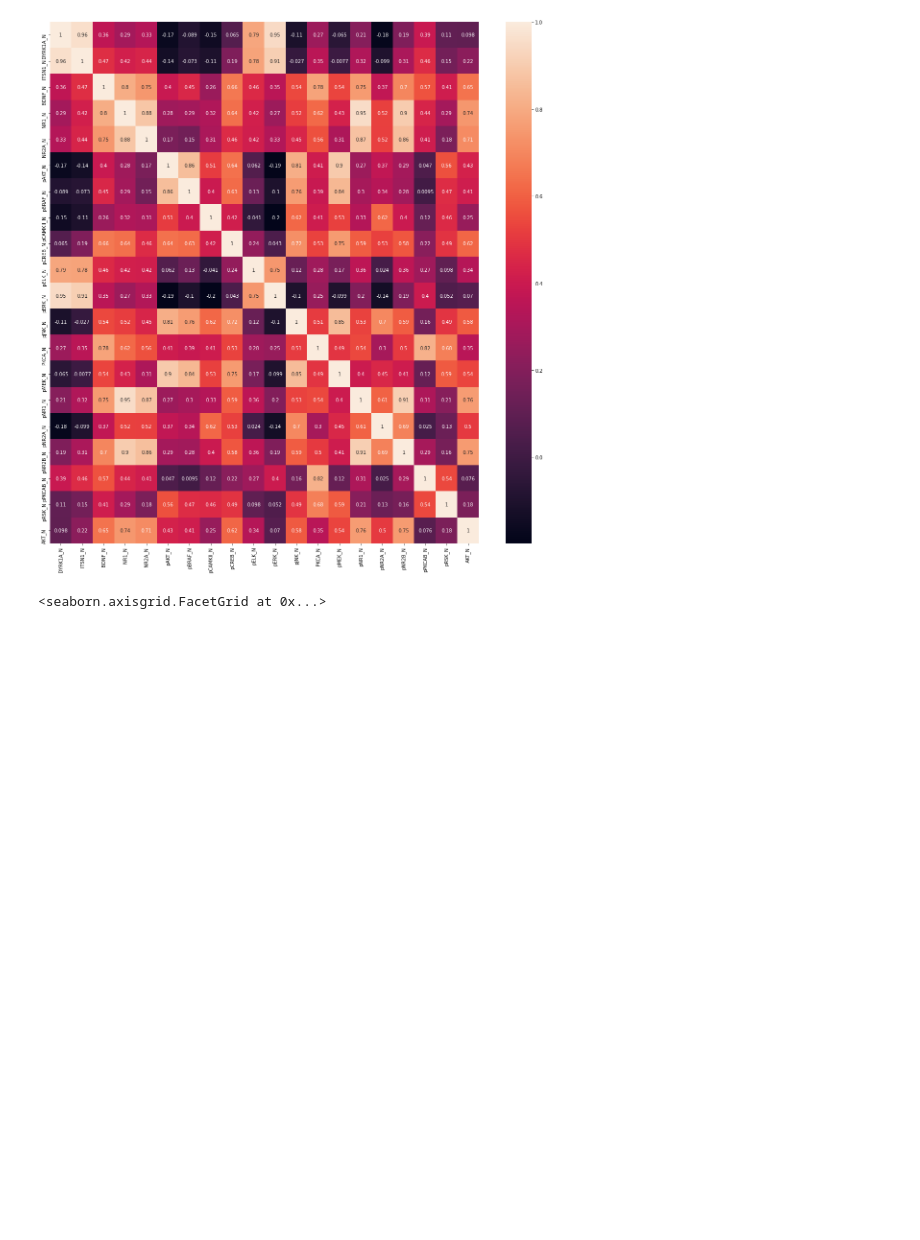
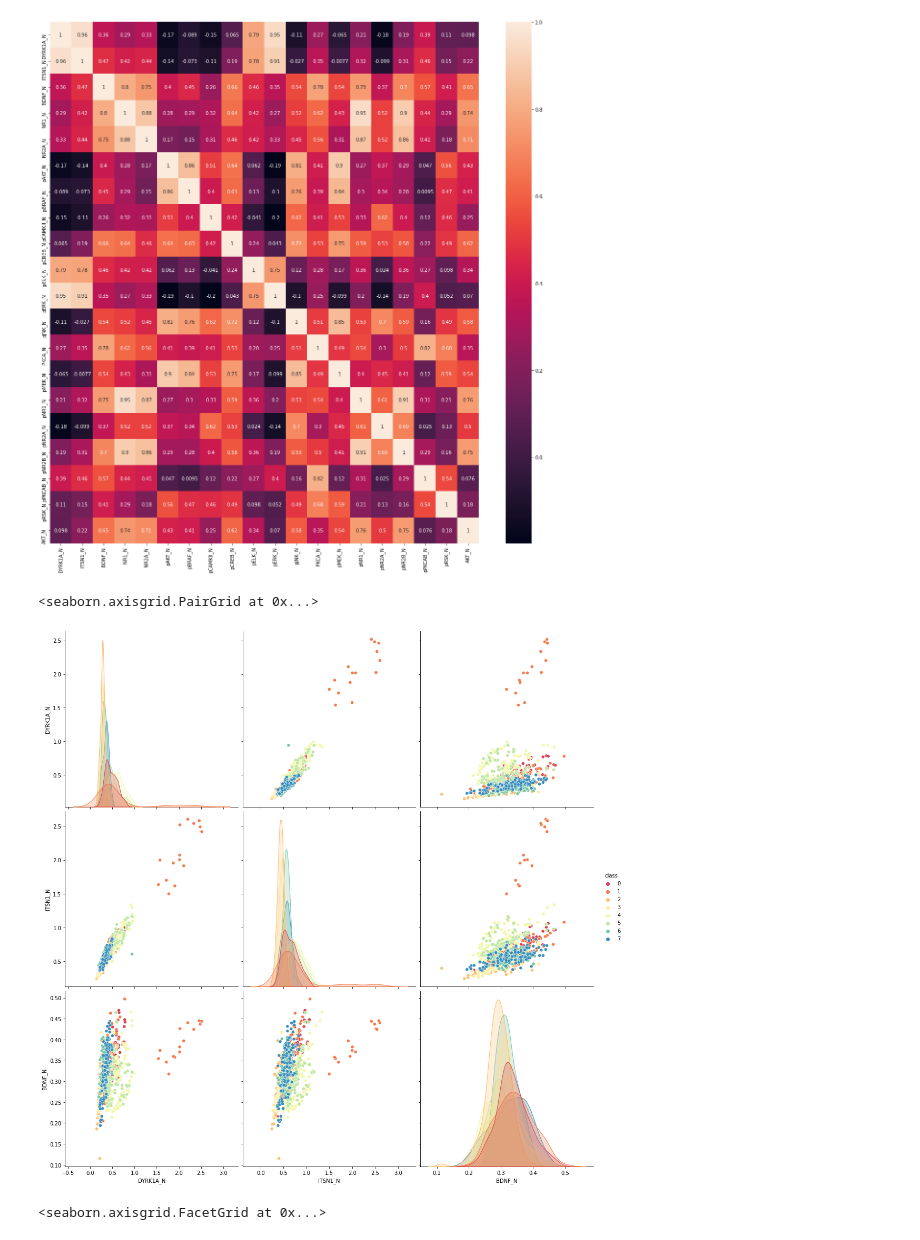
Before and after one commit to malynkovsky/ML_NN_course, a Jupyter notebook: Lab_1/Lab1_Malynkovsky.ipynb, the cells around one changed output. Cells and saved outputs as stored; diff of their text form; code cells hidden in the pictures; blank space fills up the shorter version.

```diff
--- a/Lab_1/Lab1_Malynkovsky.ipynb
+++ b/Lab_1/Lab1_Malynkovsky.ipynb
@@ -116,4 +116,9 @@ sns.heatmap(corr, annot = True)
 # %% [output]
 <matplotlib.axes._subplots.AxesSubplot at 0x...>
 [figure]
+# %%
+sns.pairplot(t, hue='class', palette=sns.color_palette("Spectral", n_colors=8),height=5)
+# %% [output]
+<seaborn.axisgrid.PairGrid at 0x...>
+[figure, added]
 # %%
```
Also changed, not shown: parts of 5 cells of this notebook.
